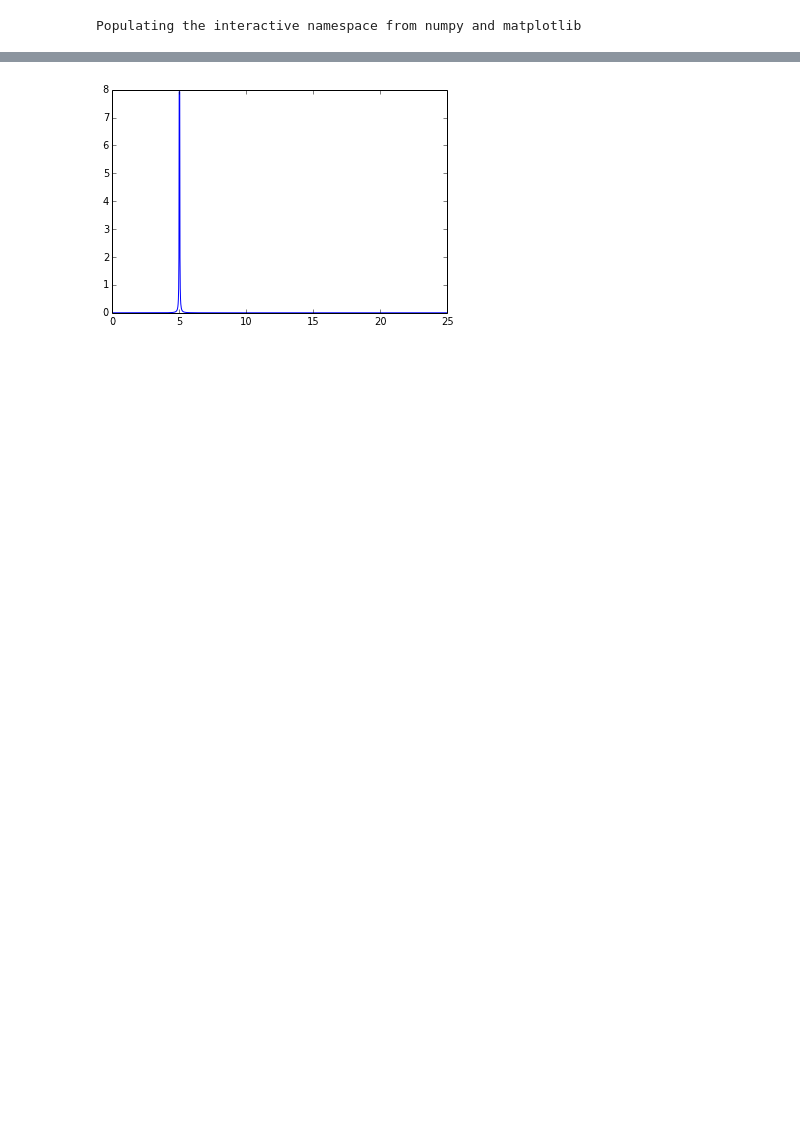
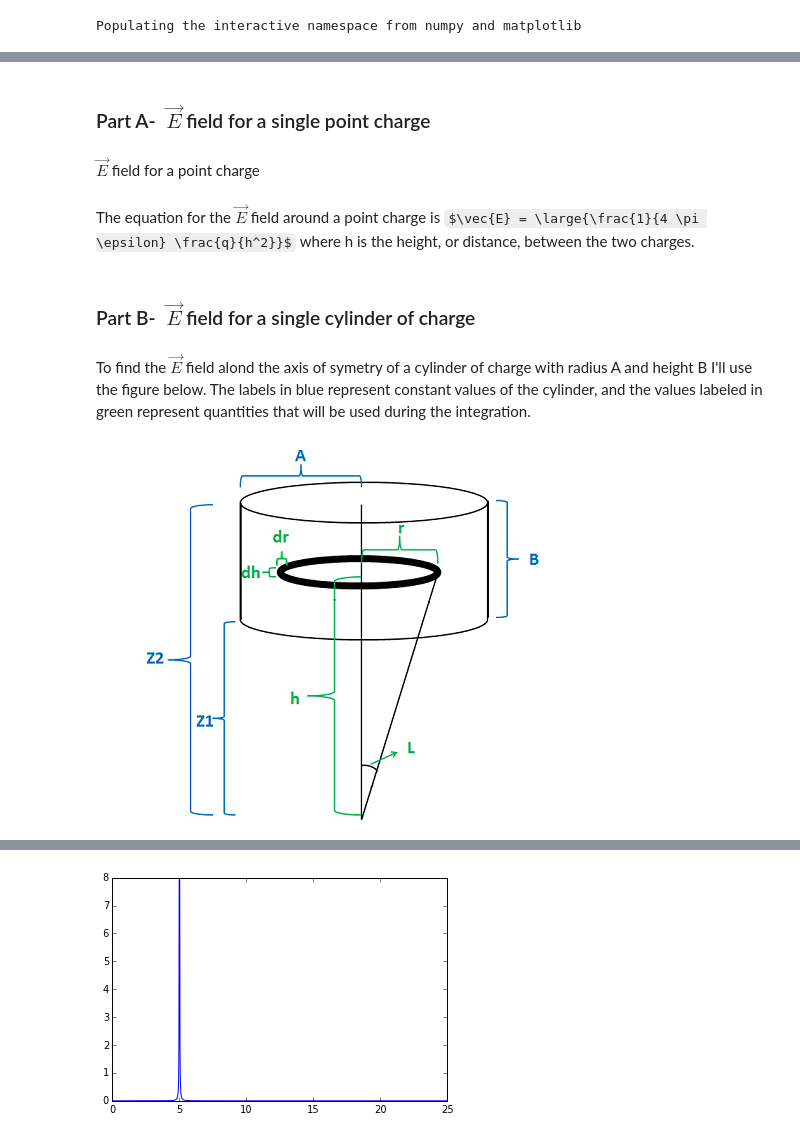
Before and after one commit to nhs36/HW2AtmoElec, a Jupyter notebook: AtmoElecHW2.ipynb, the cells around one changed output, grey strips where cells are left out. Drawn from its saved outputs; the diff is of its cells as text; code cells hidden in the pictures; some formulas as TeX source; blank space fills up the shorter version.

Commit message:
Continued on Latex (problem 1)
Inserted a figure for the cylinder and coded up equations in Latex

```diff
--- a/AtmoElecHW2.ipynb
+++ b/AtmoElecHW2.ipynb
@@ -3,6 +5,8 @@ import numpy as np
 import matplotlib.pyplot as plt
 from IPython.display import Image
 %pylab inline
+
+i = Image(filename='Images/HW2_fig1.png')
 # %% [output]
 Populating the interactive namespace from numpy and matplotlib
 # %% [markdown]
@@ -9,0 +14,14 @@ Populating the interactive namespace from numpy and matplotlib
+# %% [markdown]
+### Part A-   $\; \vec{E}$ field for a single point charge
+# %% [markdown]
+$\vec{E}$ field for a point charge
+# %% [markdown]
+The equation for the $\vec{E}$ field around a point charge is  $\vec{E} = \large{\frac{1}{4 \pi \epsilon} \frac{q}{h^2}}$ where h is the height, or distance, between the two charges.
+# %% [markdown]
+### Part B- $\; \vec{E}$ field for a single cylinder of charge
+# %% [markdown]
+To find the $\vec{E}$ field alond the axis of symetry of a cylinder of charge with radius A and height B I'll use the figure below.  The labels in blue represent constant values of the cylinder, and the values labeled in green represent quantities that will be used during the integration.
+# %%
+i
+# %% [output]
+[figure, added]
```
Also changed, not shown: parts of 15 cells of this notebook.
